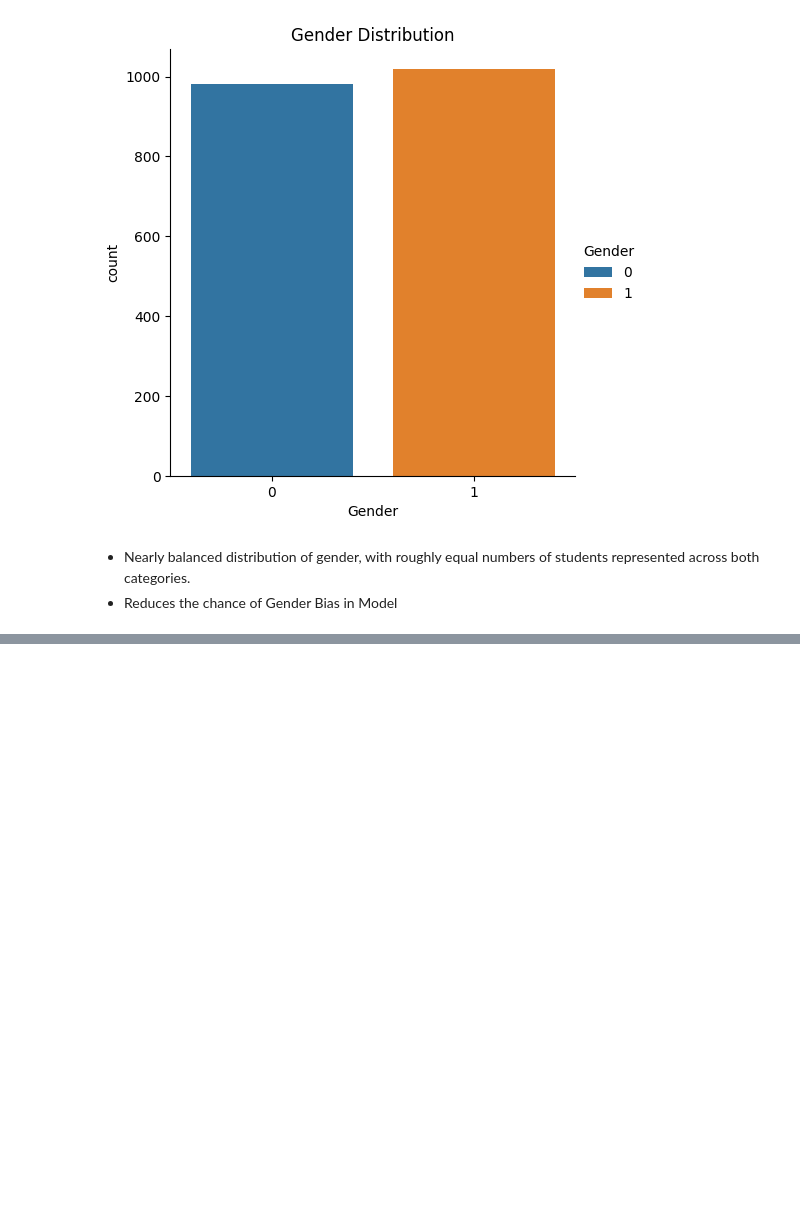
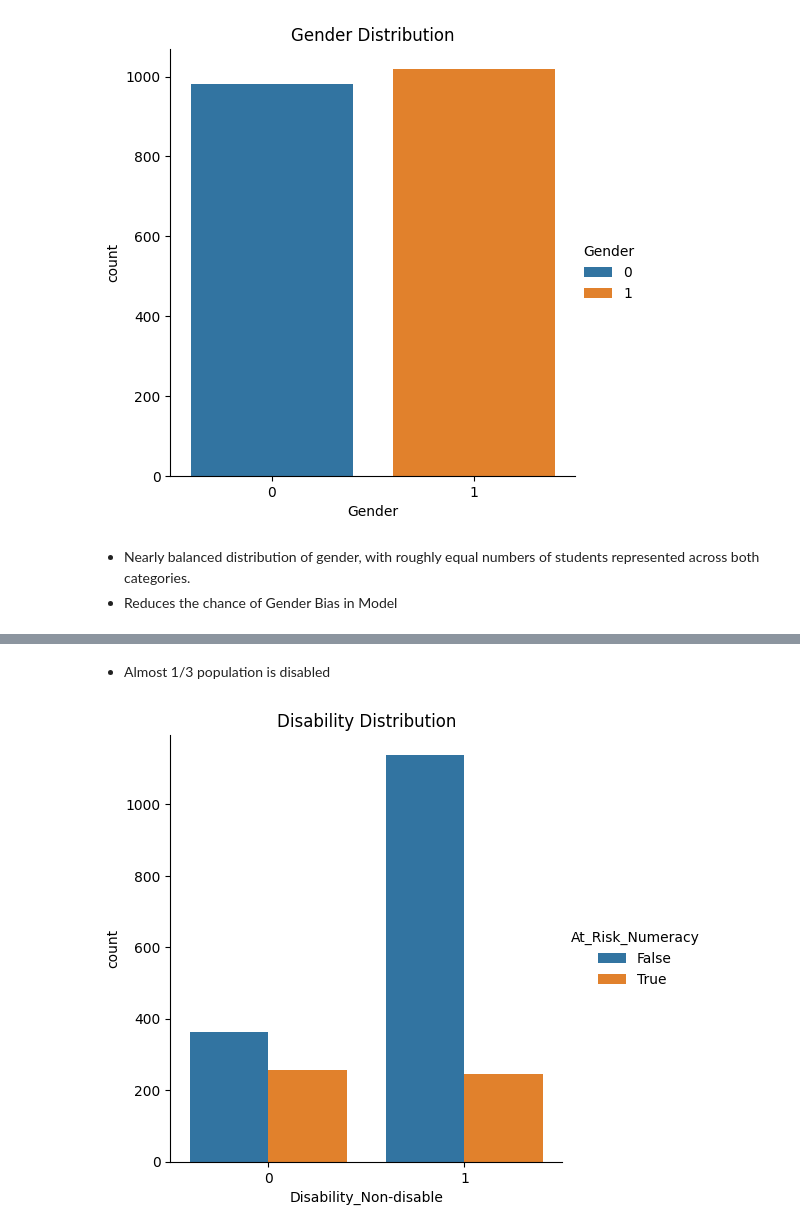
Before and after one commit to anshumbanga/Projects, a Jupyter notebook: LA4_SCHOOL/LA4 Schools Exploratory Data Analysis.ipynb, the cells around one changed output, grey strips where cells are left out. Cells and saved outputs as stored; diff of their text form; code cells hidden in the pictures; blank space fills up the shorter version.

```diff
--- a/LA4_SCHOOL/LA4 Schools Exploratory Data Analysis.ipynb
+++ b/LA4_SCHOOL/LA4 Schools Exploratory Data Analysis.ipynb
@@ -102,0 +117,8 @@ plt.show()
+# %% [markdown]
+- Almost 1/3 population is disabled
+# %%
+sns.catplot(data=student_pop,x='Disability_Non-disable',hue='At_Risk_Numeracy',kind='count')
+plt.title('Disability Distribution')
+plt.show()
+# %% [output]
+[figure, added]
```
Also changed, not shown: parts of 27 cells of this notebook.
